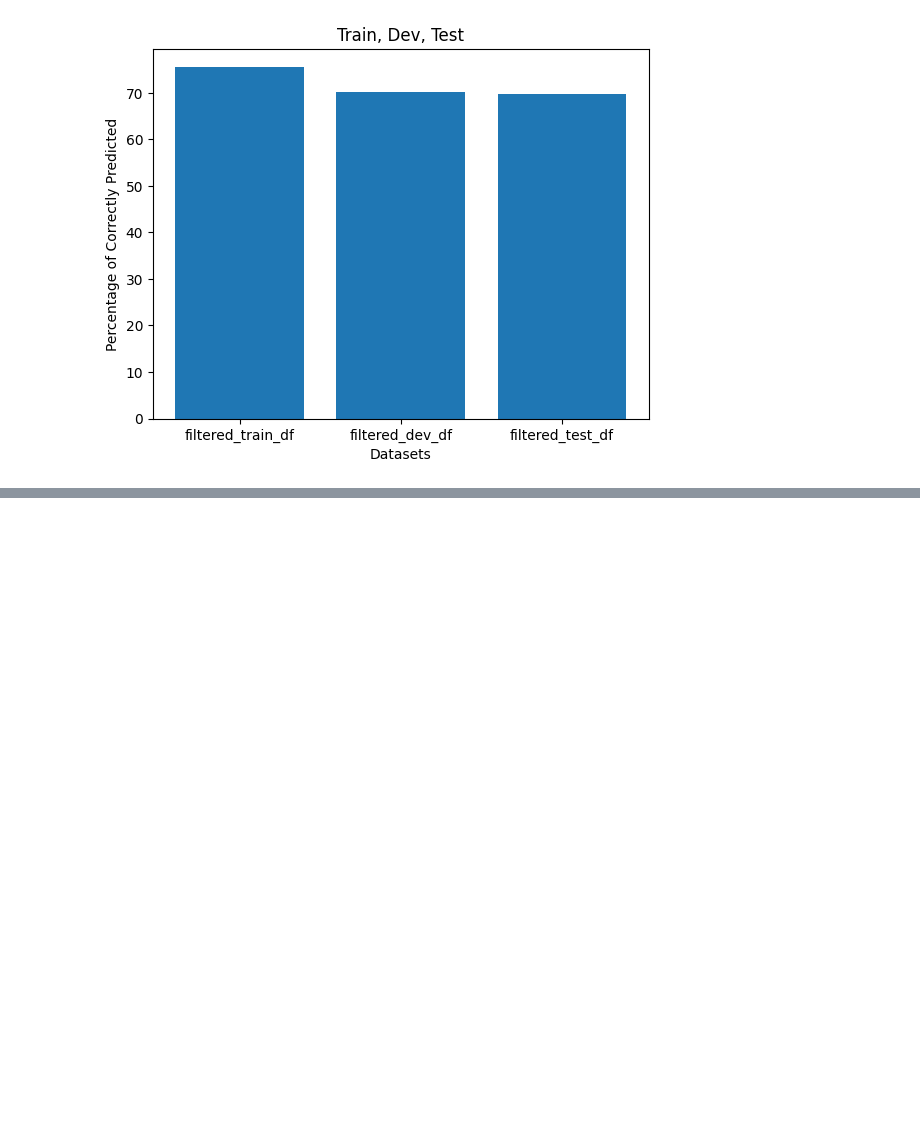
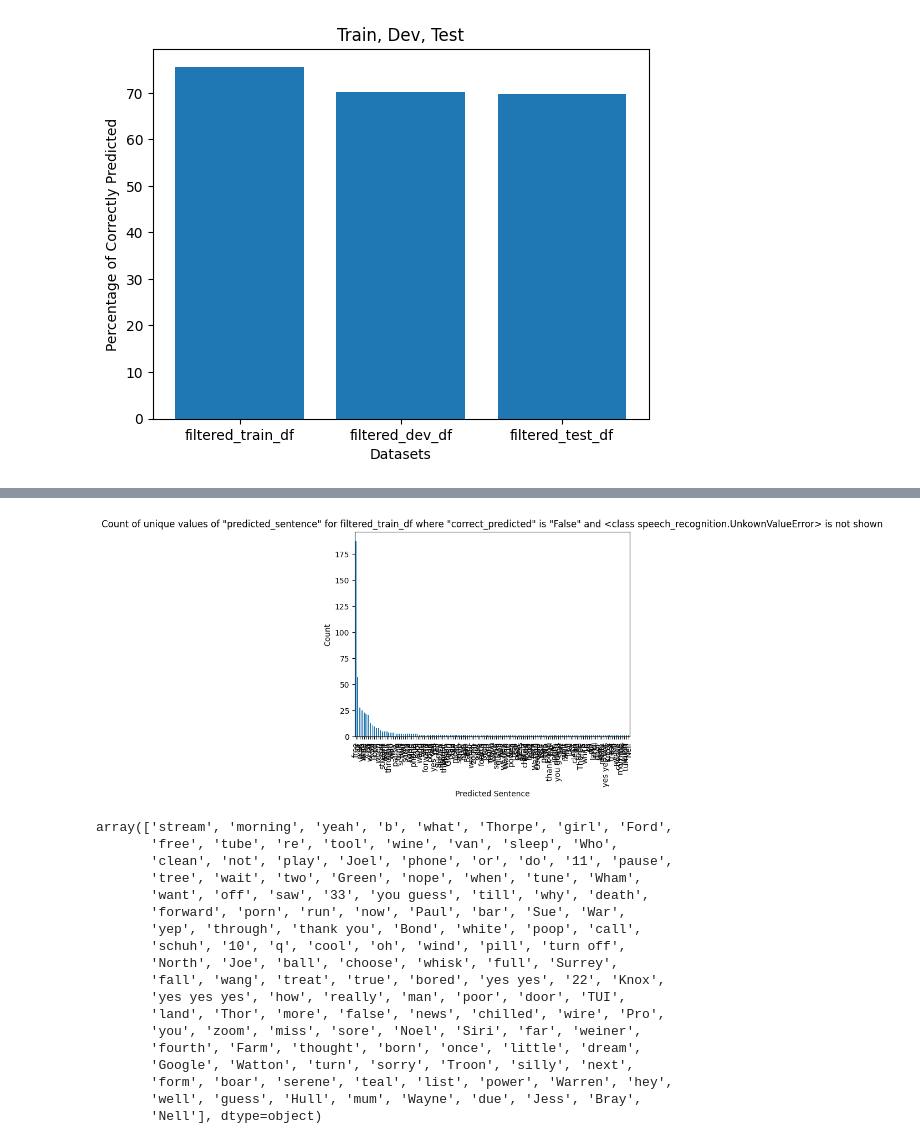
Before and after one commit to kevin-tournie/projectBigData, a Jupyter notebook: Modèles/googleAPIPerformanceAccuracyTrainDevTest.ipynb, the cells around one changed output, grey strips where cells are left out. Cells and saved outputs as stored; diff of their text form; code cells hidden in the pictures; blank space fills up the shorter version.

```diff
--- a/Modèles/googleAPIPerformanceAccuracyTrainDevTest.ipynb
+++ b/Modèles/googleAPIPerformanceAccuracyTrainDevTest.ipynb
@@ -38,0 +62,41 @@ plt.show()
+# %%
+# Filter out rows with <class 'speech_recognition.UnkownValueError'>
+filtered_train_df_false = filtered_train_df_false[filtered_train_df_false['predicted_sentence'] != "<class 'speech_recognition.UnknownValueError'>"]
+
+# Count the unique values of predicted_sentence
+predicted_sentence_counts = filtered_train_df_false['predicted_sentence'].value_counts()
+
+# Create the bar chart
+predicted_sentence_counts.plot(kind='bar')
+
+# Add x and y labels
+plt.xlabel('Predicted Sentence')
+plt.ylabel('Count')
+
+# Add a title
+plt.title('Count of unique values of "predicted_sentence" for filtered_train_df where "correct_predicted" is "False" and <class speech_recognition.UnkownValueError> is not shown')
+
+# Show the plot
+plt.show()
+unique_predicted_sentences = filtered_train_df_false['predicted_sentence'].unique()
+unique_predicted_sentences
+# %% [output]
+[figure, added]
+array(['stream', 'morning', 'yeah', 'b', 'what', 'Thorpe', 'girl', 'Ford',
+       'free', 'tube', 're', 'tool', 'wine', 'van', 'sleep', 'Who',
+       'clean', 'not', 'play', 'Joel', 'phone', 'or', 'do', '11', 'pause',
+       'tree', 'wait', 'two', 'Green', 'nope', 'when', 'tune', 'Wham',
+       'want', 'off', 'saw', '33', 'you guess', 'till', 'why', 'death',
+       'forward', 'porn', 'run', 'now', 'Paul', 'bar', 'Sue', 'War',
+       'yep', 'through', 'thank you', 'Bond', 'white', 'poop', 'call',
+       'schuh', '10', 'q', 'cool', 'oh', 'wind', 'pill', 'turn off',
+       'North', 'Joe', 'ball', 'choose', 'whisk', 'full', 'Surrey',
+       'fall', 'wang', 'treat', 'true', 'bored', 'yes yes', '22', 'Knox',
+       'yes yes yes', 'how', 'really', 'man', 'poor', 'door', 'TUI',
+       'land', 'Thor', 'more', 'false', 'news', 'chilled', 'wire', 'Pro',
+       'you', 'zoom', 'miss', 'sore', 'Noel', 'Siri', 'far', 'weiner',
+       'fourth', 'Farm', 'thought', 'born', 'once', 'little', 'dream',
+       'Google', 'Watton', 'turn', 'sorry', 'Troon', 'silly', 'next',
+       'form', 'boar', 'serene', 'teal', 'list', 'power', 'Warren', 'hey',
+       'well', 'guess', 'Hull', 'mum', 'Wayne', 'due', 'Jess', 'Bray',
+       'Nell'], dtype=object)
```
Also changed, not shown: parts of 2 cells of this notebook.
